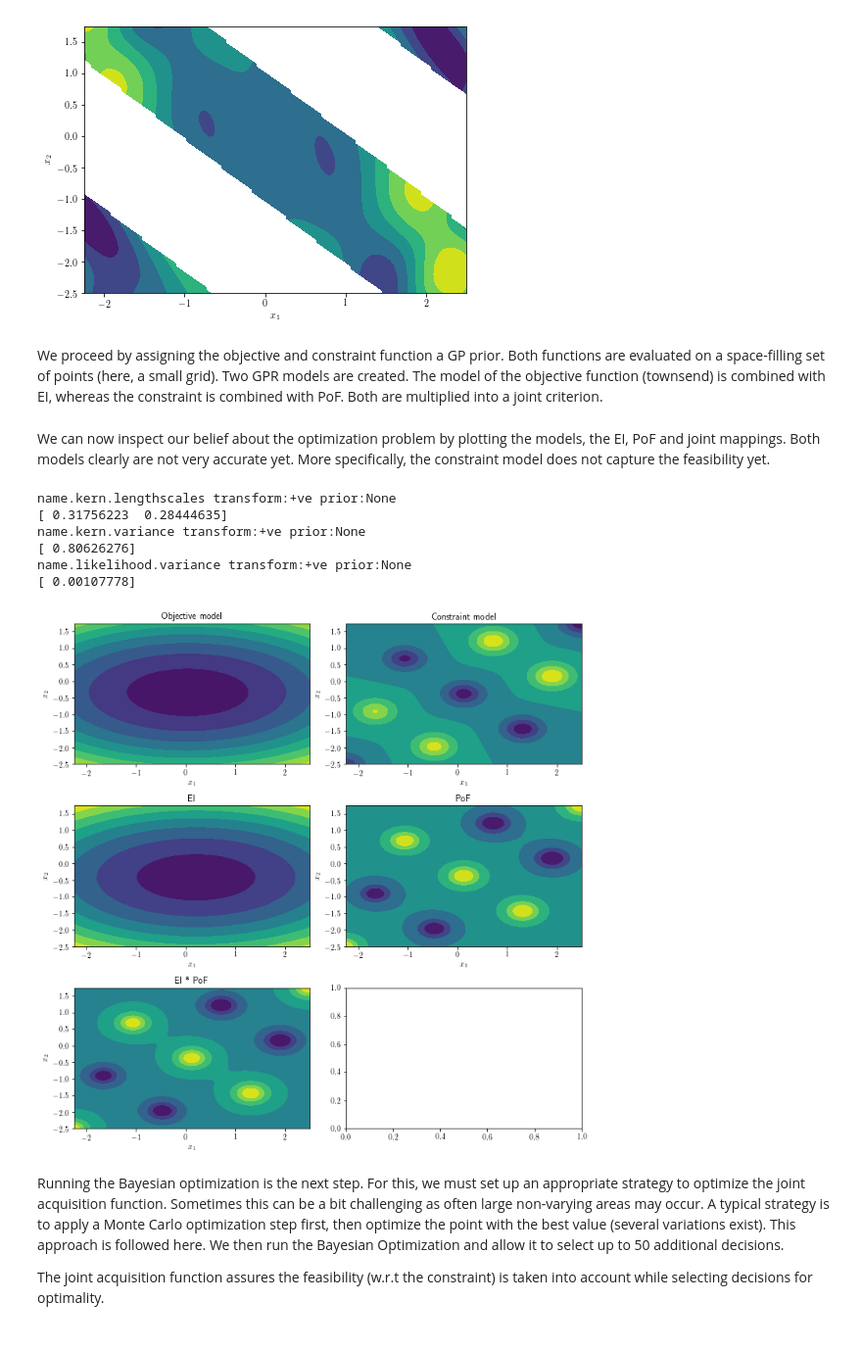
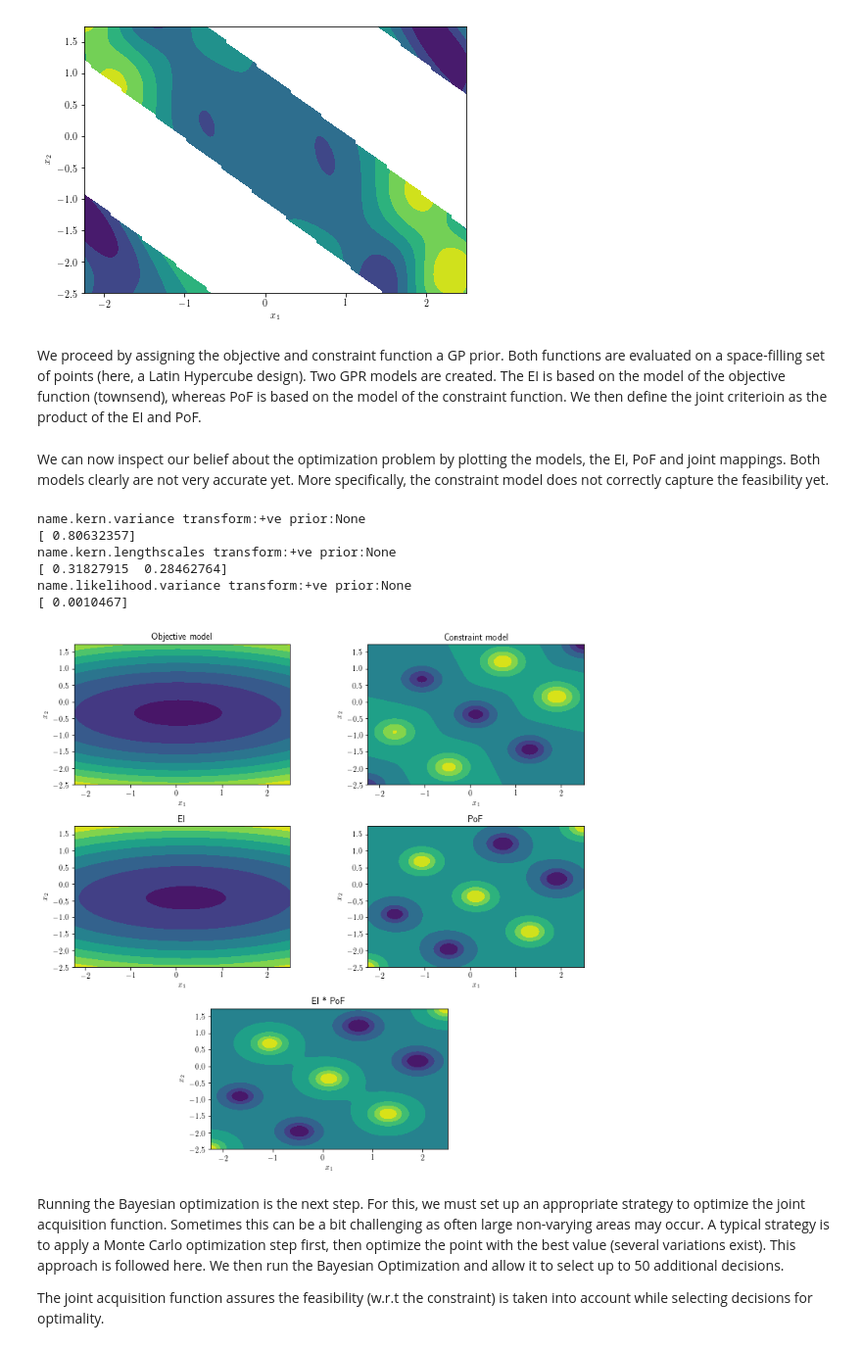
Before and after one commit to GPflow/GPflowOpt, a Jupyter notebook: doc/source/notebooks/constrained_bo.ipynb, the cells around one changed output. Shown at 98% size. Cells and saved outputs as stored; diff of their text form; code cells hidden in the pictures.

Commit message:
Fixed typos of the notebooks and updated some plots

```diff
--- a/doc/source/notebooks/constrained_bo.ipynb
+++ b/doc/source/notebooks/constrained_bo.ipynb
@@ -48,8 +48,8 @@ plotfx();
 # %% [output]
 [figure]
 # %% [markdown]
-We proceed by assigning the objective and constraint function a GP prior. Both functions are evaluated on a space-filling set of points (here, a small grid). Two GPR models are created.
-The model of the objective function (townsend) is combined with EI, whereas the constraint is combined with PoF. Both are multiplied into a joint criterion.
+We proceed by assigning the objective and constraint function a GP prior. Both functions are evaluated on a space-filling set of points (here, a Latin Hypercube design). Two GPR models are created.
+The EI is based on the model of the objective function (townsend), whereas PoF is based on the model of the constraint function. We then define the joint criterioin as the product of the EI and PoF.
 # %%
 # Initial evaluations
 design = GPflowOpt.design.LatinHyperCube(9, domain)
@@ -66,40 +66,45 @@ ei = GPflowOpt.acquisition.ExpectedImprovement(objective_model)
 pof = GPflowOpt.acquisition.ProbabilityOfFeasibility(constraint_model)
 joint = ei * pof
 # %% [markdown]
-We can now inspect our belief about the optimization problem by plotting the models, the EI, PoF and joint mappings. Both models clearly are not very accurate yet. More specifically, the constraint model does not capture the feasibility yet.
+We can now inspect our belief about the optimization problem by plotting the models, the EI, PoF and joint mappings. Both models clearly are not very accurate yet. More specifically, the constraint model does not correctly capture the feasibility yet.
 # %%
 def plot():
     Xeval = GPflowOpt.design.FactorialDesign(101, domain).generate()
     Yevala,_ = objective_model.predict_f(Xeval)
     Yevalb,_ = constraint_model.predict_f(Xeval)
     Yevalc = np.maximum(ei.evaluate(Xeval), 0)
     Yevald = pof.evaluate(Xeval)
     Yevale = np.maximum(joint.evaluate(Xeval), 0)
     shape = (101, 101)
     plots = [('Objective model', Yevala), ('Constraint model', Yevalb),
              ('EI', Yevalc), ('PoF', Yevald),
              ('EI * PoF', Yevale)]
 
-    f, axes = plt.subplots(3, 2, figsize=(10, 10))
-    for ax, plot in zip(axes.ravel(), plots):
-        ax.contourf(Xeval[:,0].reshape(shape), Xeval[:,1].reshape(shape),
-                    plot[1].reshape(shape))
+    plt.figure(figsize=(10,10))
+    for i, plot in enumerate(plots):
+        if i == 4:
+            plt.subplot(3,3,8)
+            ax = plt.subplot2grid((3, 4), (2, 1), colspan=2)
+        else:
+            ax = plt.subplot2grid((3, 2), (i/2, i % 2))
+
+        ax.contourf(Xeval[:,0].reshape(shape), Xeval[:,1].reshape(shape), plot[1].reshape(shape))
         ax.set_title(plot[0])
         ax.set_xlabel('$x_1$')
         ax.set_ylabel('$x_2$')
     plt.tight_layout()
 
 # Plot representing the model belief, and the belief mapped to EI and PoF
 plot()
 print(constraint_model)
 # %% [output]
+name.kern.variance transform:+ve prior:None
+[ 0.80632357]
 name.kern.lengthscales transform:+ve prior:None
-[ 0.31756223  0.28444635]
-name.kern.variance transform:+ve prior:None
-[ 0.80626276]
+[ 0.31827915  0.28462764]
 name.likelihood.variance transform:+ve prior:None
-[ 0.00107778]
+[ 0.0010467]
-[figure, old version]
+[figure, new version]
 # %% [markdown]
 Running the Bayesian optimization is the next step. For this, we must set up an appropriate strategy to optimize the joint acquisition function. Sometimes this can be a bit challenging as often large non-varying areas may occur. A typical strategy is to apply a Monte Carlo optimization step first, then optimize the point with the best value (several variations exist). This approach is followed here. We then run the Bayesian Optimization and allow it to select up to 50 additional decisions.
 
```
Also changed, not shown: parts of 7 cells of this notebook, 2 other files.
